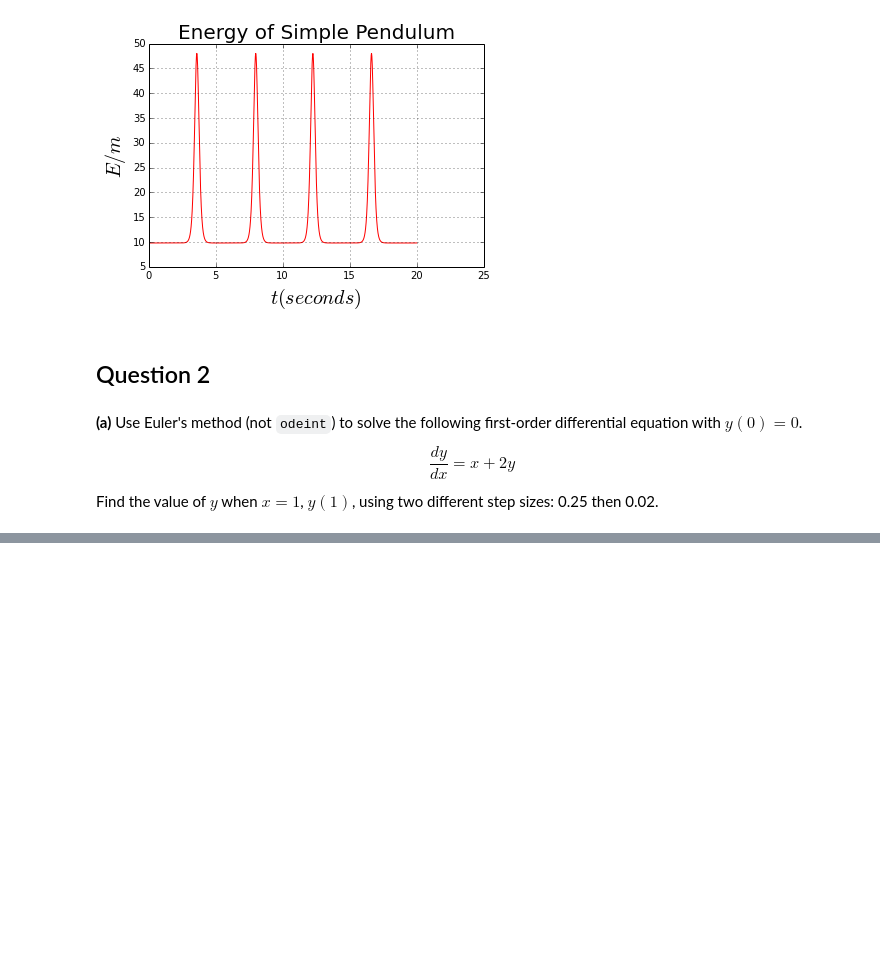
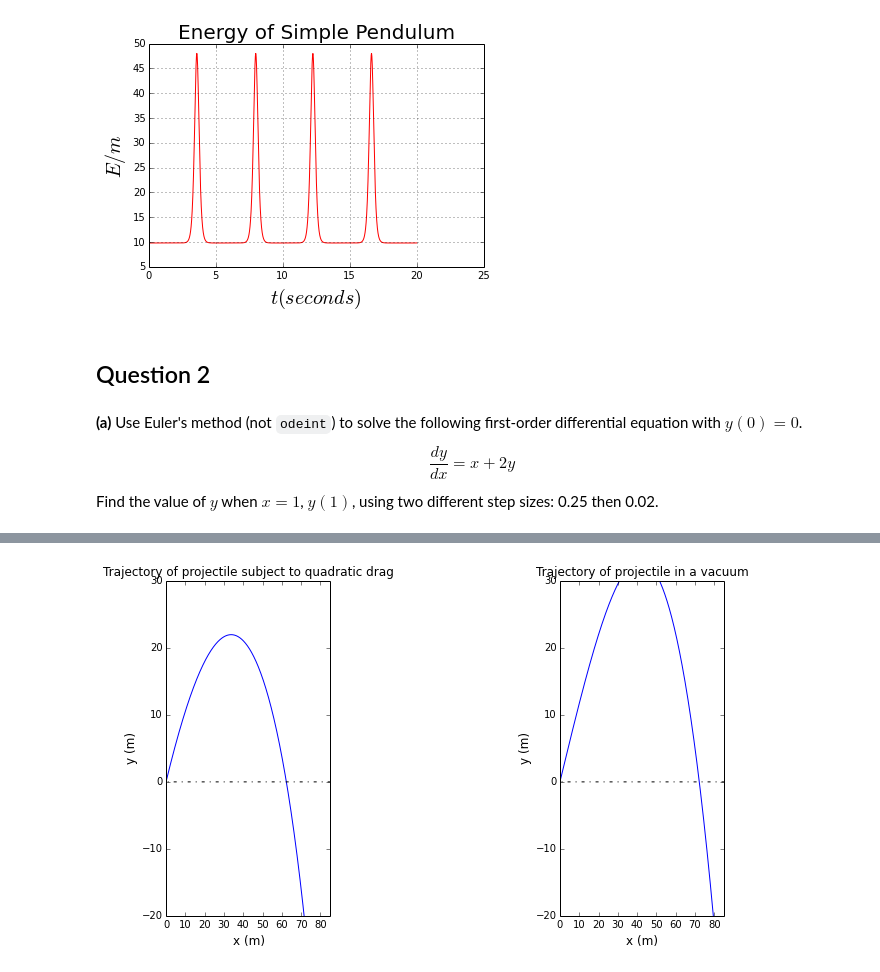
Before and after one commit to pnguye41/PHYS202-S14, a Jupyter notebook: SciPy/ODEExercises.ipynb, the cells around one changed output, grey strips where cells are left out. Cells and saved outputs as stored; diff of their text form; code cells hidden in the pictures; blank space fills up the shorter version.

```diff
--- a/SciPy/ODEExercises.ipynb
+++ b/SciPy/ODEExercises.ipynb
@@ -225,0 +437,83 @@ Find the value of $y$ when $x = 1$, $y(1)$, using two different step sizes: 0.25
+# %%
+def Projectilizer(v0=30.,vter=44.,th0=50.,tmax=200.,height=0.):
+
+    g = 9.8 #m/s
+
+    def deriv(v,t):
+        vx = v[0]
+        vy = v[1]
+
+        dvxdt = -g*(vx/(vter**2))*np.sqrt((vx**2)+(vy**2))
+        dvydt = -g*(1 + (vx/(vter**2))*np.sqrt((vx**2 + vy**2)))
+
+        return np.array([dvxdt,dvydt])
+
+    def derivVacuum(v,t):
+        vx = v[0]
+        vy = v[1]
+
+        dvxdt = 0
+        dvydt = -g*t
+
+        return np.array([dvxdt,dvydt])
+
+    dt = 0.01
+    t = np.arange(0.,tmax,dt)
+    vx0 = v0 * np.cos(th0 * (np.pi/180))
+    vy0 = v0 * np.sin(th0 * (np.pi/180))
+
+    result = odeint(deriv, np.array([vx0,vy0]), t)
+    result2 = odeint(derivVacuum, np.array([vx0,vy0]), t)
+
+    Vx = result[:,0]
+    Vy = result[:,1]
+
+    Vx_vac = result2[:,0]
+    Vy_vac = result2[:,1]
+
+    x = np.zeros(len(t))
+    y = np.zeros(len(t)) + height
+
+    x_vac = np.zeros(len(t))
+    y_vac = np.zeros(len(t)) + height
+
+    for i in range(len(t)-1):
+        x[i+1] = x[i] + dt*Vx[i+1]
+        y[i+1] = y[i] + dt*Vy[i+1]
+
+    for i in range(len(t)-1):
+        x_vac[i+1] = x_vac[i] + dt*Vx_vac[i+1]
+        y_vac[i+1] = y_vac[i] + dt*Vy_vac[i+1]
+
+    ymask = (y > 0)
+    Range = x[len(y[ymask])]
+    print "With drag, the projectile flies %s meters horizontally before landing."%(Range)
+
+    y_vacmask = (y_vac > 0)
+    Range_vac = x_vac[len(y_vac[y_vacmask])]
+    print "Without drag, it flies %s meters."%(Range_vac)
+
+    plt.figure(figsize=(10,6))
+
+    plt.subplot(1,3,1)
+    plt.title("Trajectory of projectile subject to quadratic drag",fontsize=12)
+    plt.xlabel("x (m)",fontsize=12)
+    plt.ylabel("y (m)",fontsize=12)
+    plt.plot(x[:1000],y[:1000])
+    plt.plot(x,y==0,'-.',color='black')
+    plt.xlim(0,85)
+    plt.ylim(-20,30)
+
+    plt.subplot(1,3,3)
+    plt.title("Trajectory of projectile in a vacuum",fontsize=12)
+    plt.xlabel("x (m)",fontsize=12)
+    plt.ylabel("y (m)",fontsize=12)
+    plt.plot(x_vac[:1000],y_vac[:1000])
+    plt.plot(x,y==0,'-.',color='black')
+    plt.xlim(0,85)
+    plt.ylim(-20,30)
+
+    plt.show()
+
+widgything = interact(Projectilizer,v0=(0,100),vter=(0,107),th0=(0,90),tmax=(0,1000),height=(0.,1.5))
+# %% [output]
@@ -225,0 +522 @@ Find the value of $y$ when $x = 1$, $y(1)$, using two different step sizes: 0.25
+[figure, added]
```
Also changed, not shown: parts of 21 cells of this notebook, 1 other file.
